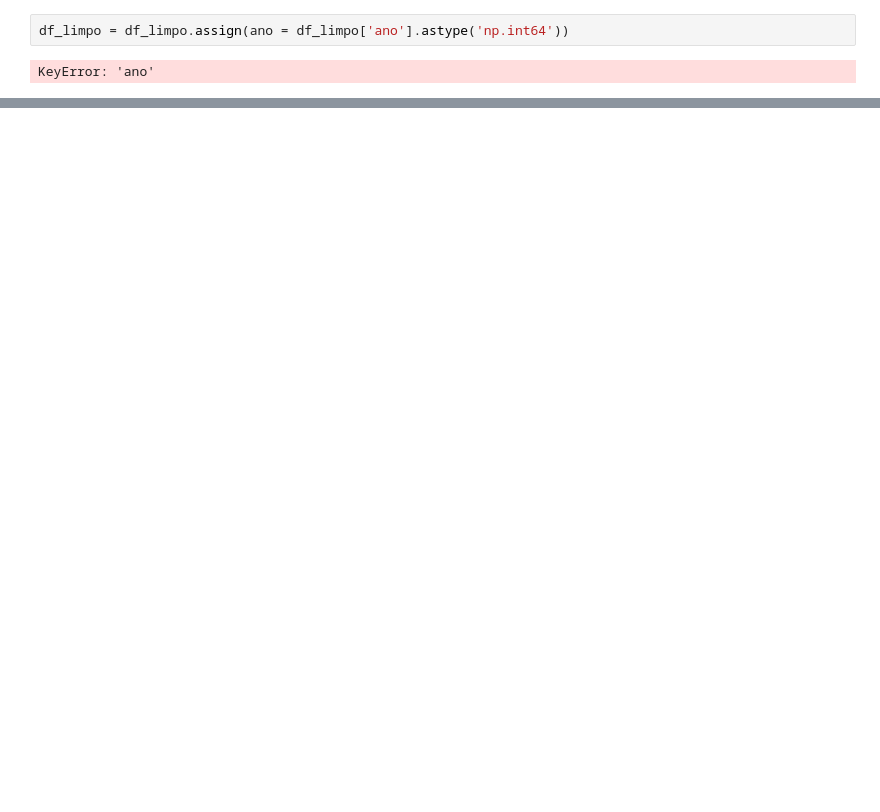
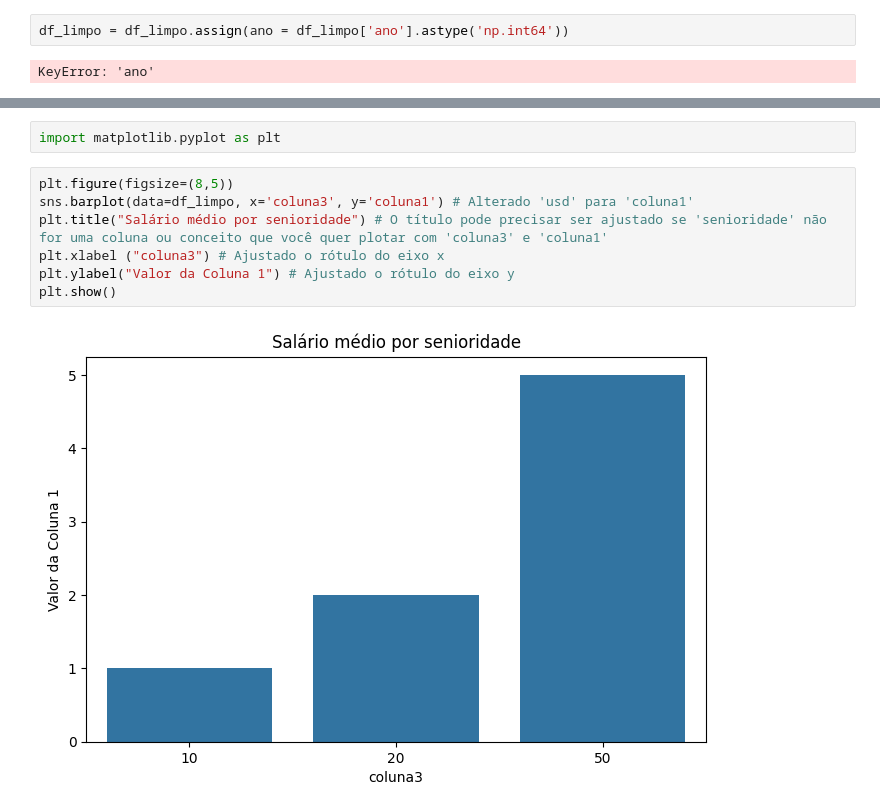
Before and after one commit to rosangela1981/AutomacaoSemcomplicacaoAPI2.0_turma3, a Jupyter notebook: 2_Aula_Imersão_Dados_python.ipynb, the cells around one changed output, grey strips where cells are left out. Drawn from its saved outputs; the diff is of its cells as text; blank space fills up the shorter version.

```diff
--- a/2_Aula_Imersão_Dados_python.ipynb
+++ b/2_Aula_Imersão_Dados_python.ipynb
@@ -174,0 +269,11 @@ Index(['longitude', 'latitude', 'housing_median_age', 'total_rooms',
+# %%
+import matplotlib.pyplot as plt
+# %%
+plt.figure(figsize=(8,5))
+sns.barplot(data=df_limpo, x='coluna3', y='coluna1') # Alterado 'usd' para 'coluna1'
+plt.title("Salário médio por senioridade") # O título pode precisar ser ajustado se 'senioridade' não for uma coluna ou conceito que você quer plotar com 'coluna3' e 'coluna1'
+plt.xlabel ("coluna3") # Ajustado o rótulo do eixo x
+plt.ylabel("Valor da Coluna 1") # Ajustado o rótulo do eixo y
+plt.show()
+# %% [output]
+[figure, added]
```
Also changed, not shown: parts of 14 cells of this notebook.
